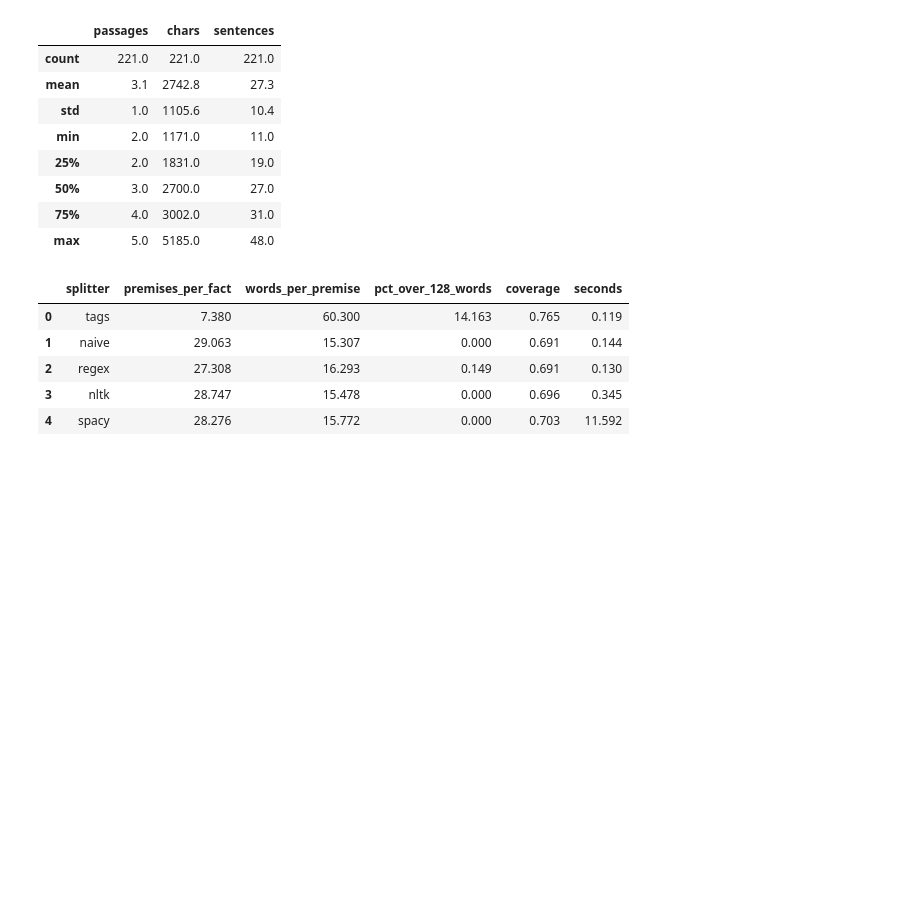
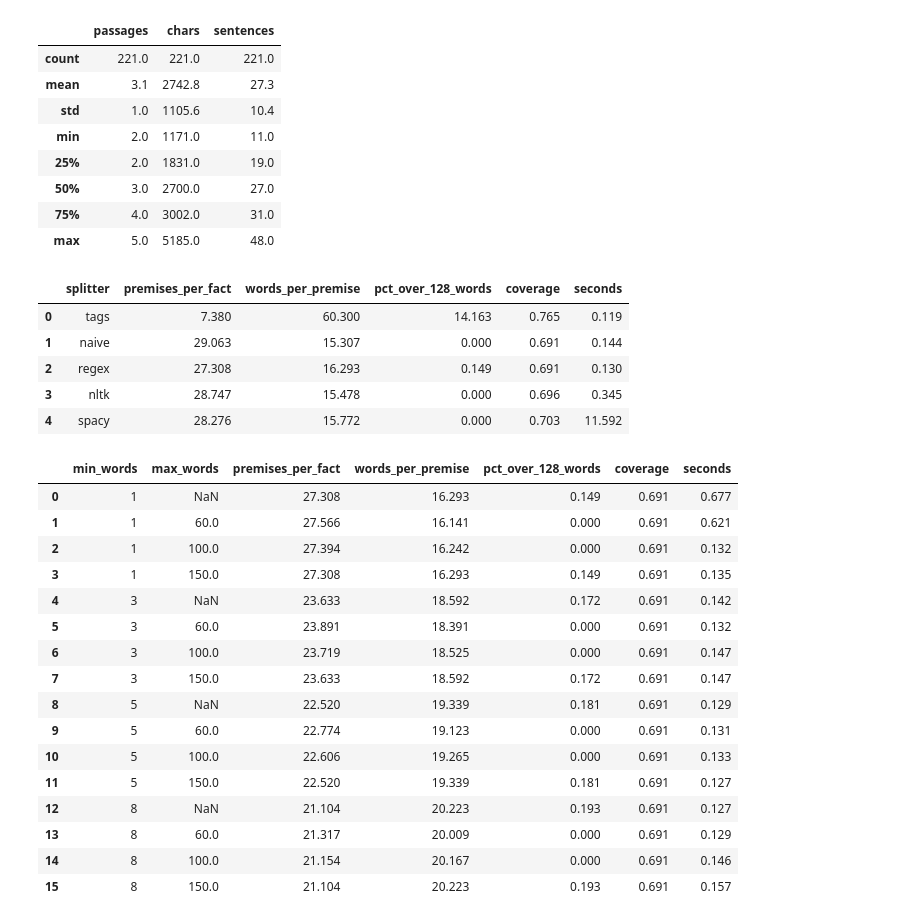
Before and after one commit to Savithmee/Deep-Learning-CW-, a Jupyter notebook: EntailmentPreprocessing.ipynb, the cells around one changed output. Drawn from its saved outputs; the diff is of its cells as text; code cells hidden in the pictures; blank space fills up the shorter version.

```diff
--- a/EntailmentPreprocessing.ipynb
+++ b/EntailmentPreprocessing.ipynb
@@ -331,3 +331,30 @@ display(E1)
 | 2 | regex | 27.308 | 16.293 | 0.149 | 0.691 | 0.130 |
 | 3 | nltk | 28.747 | 15.478 | 0.000 | 0.696 | 0.345 |
 | 4 | spacy | 28.276 | 15.772 | 0.000 | 0.703 | 11.592 |
+# %%
+BASE_SPLITTER = 'regex'     # set this from the E1 table
+rows = []
+for mn in [1, 3, 5, 8]:
+    for mx in [None, 60, 100, 150]:
+        r = cov_stats(EXAMPLES, dict(splitter=BASE_SPLITTER, min_words=mn, max_words=mx))
+        rows.append(dict(min_words=mn, max_words=mx, **r))
+E2 = pd.DataFrame(rows).round(3)
+display(E2)
+# %% [output]
+|  | min_words | max_words | premises_per_fact | words_per_premise | pct_over_128_words | coverage | seconds |
+| 0 | 1 | NaN | 27.308 | 16.293 | 0.149 | 0.691 | 0.677 |
+| 1 | 1 | 60.0 | 27.566 | 16.141 | 0.000 | 0.691 | 0.621 |
+| 2 | 1 | 100.0 | 27.394 | 16.242 | 0.000 | 0.691 | 0.132 |
+| 3 | 1 | 150.0 | 27.308 | 16.293 | 0.149 | 0.691 | 0.135 |
+| 4 | 3 | NaN | 23.633 | 18.592 | 0.172 | 0.691 | 0.142 |
+| 5 | 3 | 60.0 | 23.891 | 18.391 | 0.000 | 0.691 | 0.132 |
+| 6 | 3 | 100.0 | 23.719 | 18.525 | 0.000 | 0.691 | 0.147 |
+| 7 | 3 | 150.0 | 23.633 | 18.592 | 0.172 | 0.691 | 0.147 |
+| 8 | 5 | NaN | 22.520 | 19.339 | 0.181 | 0.691 | 0.129 |
+| 9 | 5 | 60.0 | 22.774 | 19.123 | 0.000 | 0.691 | 0.131 |
+| 10 | 5 | 100.0 | 22.606 | 19.265 | 0.000 | 0.691 | 0.133 |
+| 11 | 5 | 150.0 | 22.520 | 19.339 | 0.181 | 0.691 | 0.127 |
+| 12 | 8 | NaN | 21.104 | 20.223 | 0.193 | 0.691 | 0.127 |
+| 13 | 8 | 60.0 | 21.317 | 20.009 | 0.000 | 0.691 | 0.129 |
+| 14 | 8 | 100.0 | 21.154 | 20.167 | 0.000 | 0.691 | 0.146 |
+| 15 | 8 | 150.0 | 21.104 | 20.223 | 0.193 | 0.691 | 0.157 |
```
